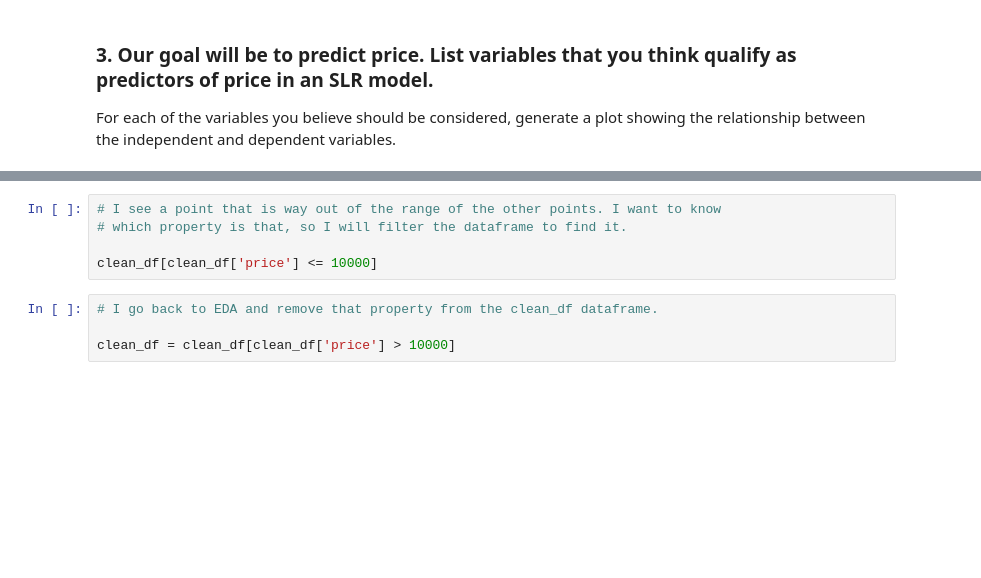
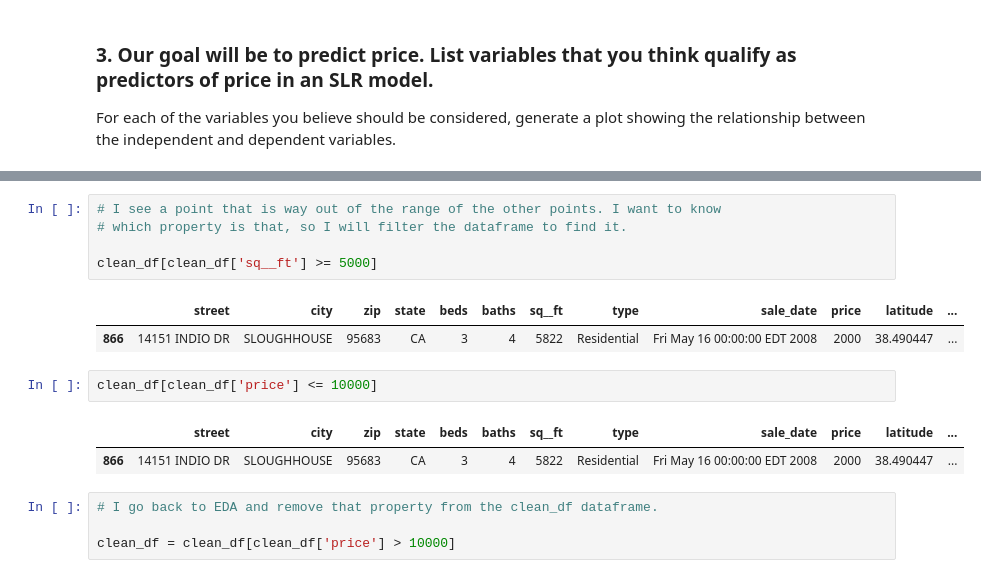
Before and after one commit to juanatga/DSB-Unit-03, a Jupyter notebook: labs/01 - Regression-Sacramento/lab-regression-sacramento-JUAN-OROZCOVICH.ipynb, the cells around one changed output, grey strips where cells are left out. Cells and saved outputs as stored; diff of their text form; blank space fills up the shorter version.

```diff
--- a/labs/01 - Regression-Sacramento/lab-regression-sacramento-JUAN-OROZCOVICH.ipynb
+++ b/labs/01 - Regression-Sacramento/lab-regression-sacramento-JUAN-OROZCOVICH.ipynb
@@ -604,8 +645,16 @@ sns.pairplot(clean_df, x_vars=num_cols, y_vars=target_col, height=4, aspect=1, k
 # %%
 # I see a point that is way out of the range of the other points. I want to know
 # which property is that, so I will filter the dataframe to find it.
 
-clean_df[clean_df['price'] <= 10000]
+clean_df[clean_df['sq__ft'] >= 5000]
+# %% [output]
+|  | street | city | zip | state | beds | baths | sq__ft | type | sale_date | price | latitude | ... |
+| 866 | 14151 INDIO DR | SLOUGHHOUSE | 95683 | CA | 3 | 4 | 5822 | Residential | Fri May 16 00:00:00 EDT 2008 | 2000 | 38.490447 | ... |
+# %%
+clean_df[clean_df['price'] <= 10000]
+# %% [output]
+|  | street | city | zip | state | beds | baths | sq__ft | type | sale_date | price | latitude | ... |
+| 866 | 14151 INDIO DR | SLOUGHHOUSE | 95683 | CA | 3 | 4 | 5822 | Residential | Fri May 16 00:00:00 EDT 2008 | 2000 | 38.490447 | ... |
 # %%
 # I go back to EDA and remove that property from the clean_df dataframe.
 
```
Also changed, not shown: parts of 28 cells of this notebook.
